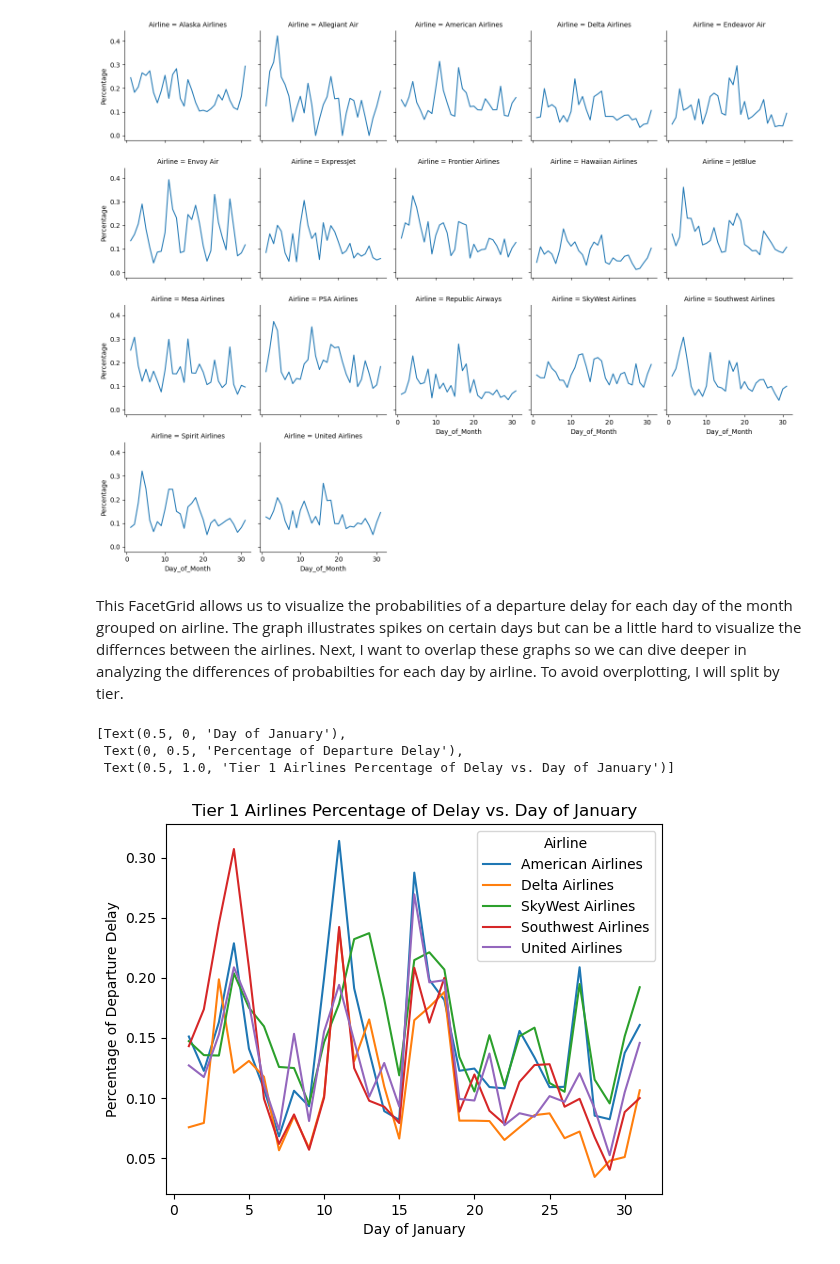
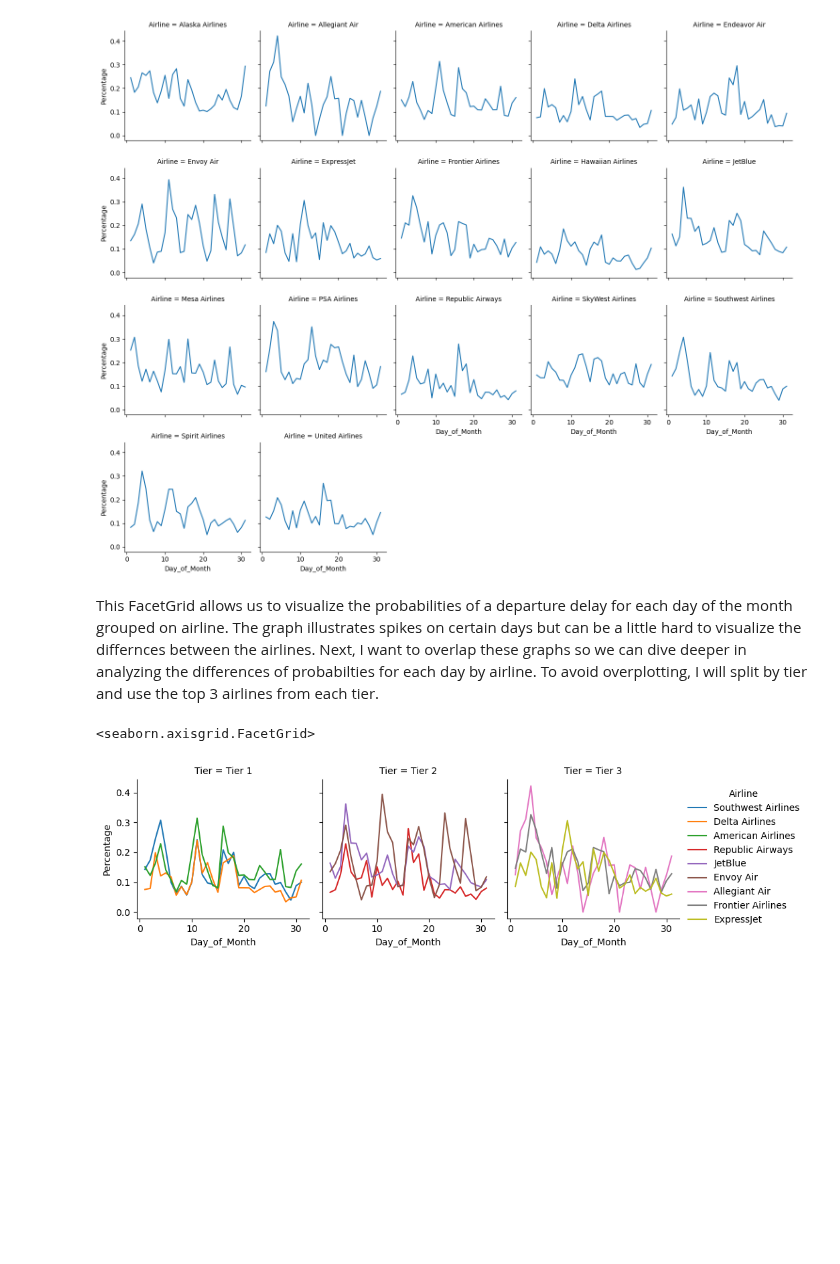
Before and after one commit to ubco-W2022T2-data301/project-group-group05, a Jupyter notebook: analysis/analysis_kaiden.ipynb, the cells around one changed output. Cells and saved outputs as stored; diff of their text form; code cells hidden in the pictures; blank space fills up the shorter version.

```diff
--- a/analysis/analysis_kaiden.ipynb
+++ b/analysis/analysis_kaiden.ipynb
@@ -428,28 +400,32 @@ g.map(sns.lineplot,'Day_of_Month', 'Percentage')
 <seaborn.axisgrid.FacetGrid>
 [figure]
 # %% [markdown]
-This FacetGrid allows us to visualize the probabilities of a departure delay for each day of the month grouped on airline. The graph illustrates spikes on certain days but can be a little hard to visualize the differnces between the airlines. Next, I want to overlap these graphs so we can dive deeper in analyzing the differences of probabilties for each day by airline. To avoid overplotting, I will split by tier.
+This FacetGrid allows us to visualize the probabilities of a departure delay for each day of the month grouped on airline. The graph illustrates spikes on certain days but can be a little hard to visualize the differnces between the airlines. Next, I want to overlap these graphs so we can dive deeper in analyzing the differences of probabilties for each day by airline. To avoid overplotting, I will split by tier and use the top 3 airlines from each tier.
 # %%
 def tier(x):
-    if (x['Airline'] == 'United Airlines') or (x['Airline'] == 'SkyWest Airlines') or (x['Airline'] == 'American Airlines') or (x['Airline'] == 'Delta Airlines') or (x['Airline'] == 'Southwest Airlines'):
+    '''
+    This function is going to be used to create a column that determines what tier each airline is. Since we are only using
+    the top 3 airlines from each tier (by flights flown) the conditional statements only check for certain airlines from each tier.
+    '''
+    if  (x['Airline'] == 'American Airlines') or (x['Airline'] == 'Delta Airlines') or (x['Airline'] == 'Southwest Airlines'):
         return 'Tier 1'
-    elif (x['Airline'] == 'Spirit Airlines') or (x['Airline'] == 'Mesa Airlines') or (x['Airline'] == 'Alaska Airlines') or (x['Airline'] == 'Endeavor Air') or (x['Airline'] == 'PSA Airlines') or (x['Airline'] == 'JetBlue') or (x['Airline'] == 'Envoy Air'):
+    elif (x['Airline'] == 'Republic Airways') or (x['Airline'] == 'JetBlue') or (x['Airline'] == 'Envoy Air'):
         return 'Tier 2'
+    elif (x['Airline'] == 'Frontier Airlines') or (x['Airline'] == 'ExpressJet') or (x['Airline'] == 'Allegiant Air'):
+        return 'Tier 3'
     else:
-        return 'Tier 3'
+        return 'None'
 
 my_df['Tier'] = my_df.apply(tier, axis='columns')
 my_df_tier1 = my_df[my_df['Tier'] == 'Tier 1']
 my_df_tier2 = my_df[my_df['Tier'] == 'Tier 2']
 my_df_tier3 = my_df[my_df['Tier'] == 'Tier 3']
-
-tier1_lineplot = sns.lineplot(my_df_tier1, x='Day_of_Month', y='Percentage', hue='Airline')
-tier1_lineplot.set(xlabel='Day of January',
-                  ylabel='Percentage of Departure Delay',
-                  title='Tier 1 Airlines Percentage of Delay vs. Day of January')
-# %% [output]
-[Text(0.5, 0, 'Day of January'),
- Text(0, 0.5, 'Percentage of Departure Delay'),
- Text(0.5, 1.0, 'Tier 1 Airlines Percentage of Delay vs. Day of January')]
-[figure, removed]
+# %%
+grouped_3_top_tier = my_df[my_df['Tier'] != 'None'].sort_values('Tier')
+facet = sns.FacetGrid(grouped_3_top_tier, col='Tier', hue='Airline')
+facet.map(sns.lineplot, 'Day_of_Month', 'Percentage')
+facet.add_legend()
+# %% [output]
+<seaborn.axisgrid.FacetGrid>
+[figure, added]
 # %% [markdown]
```
Also changed, not shown: parts of 10 cells of this notebook.
